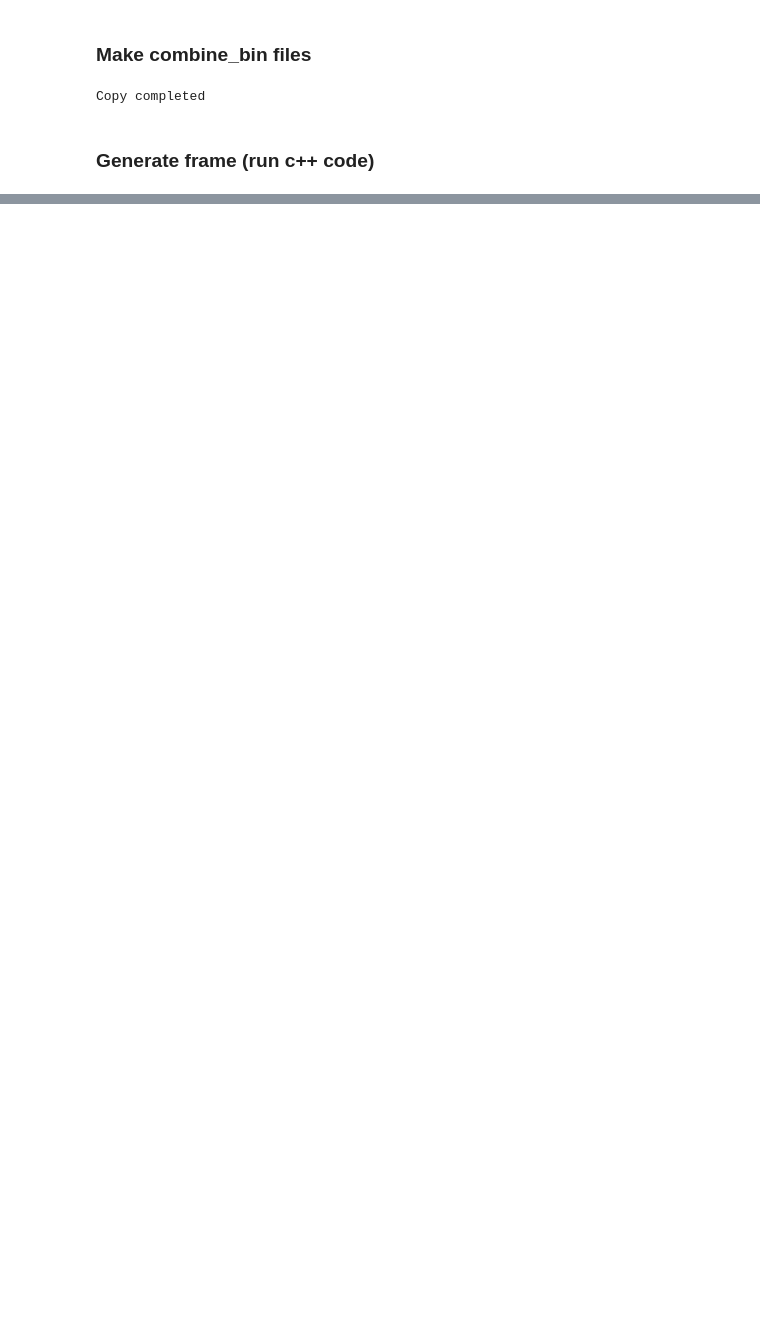
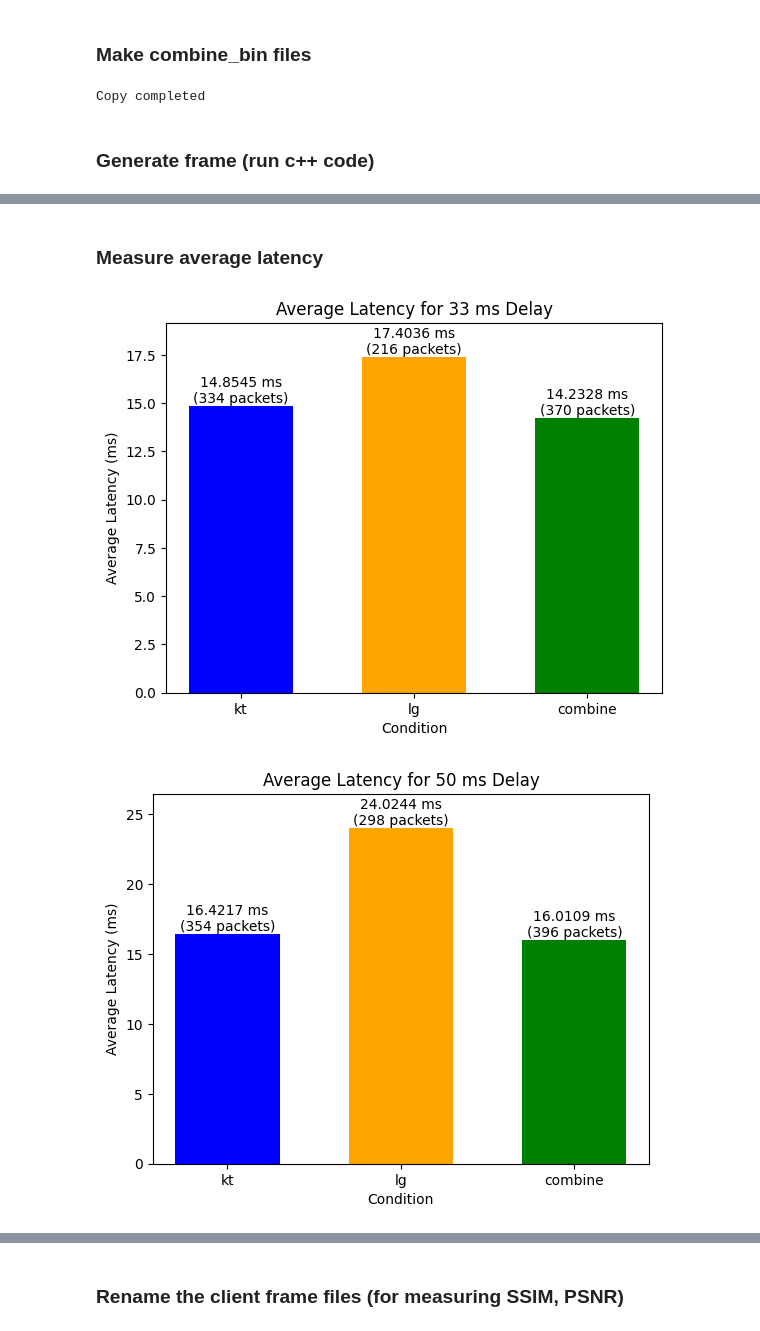
Before and after one commit to songmuheo/multipath, a Jupyter notebook: cpp/post_processing/postprocessing.ipynb, the cells around one changed output, grey strips where cells are left out. Drawn from its saved outputs; the diff is of its cells as text; code cells hidden in the pictures; blank space fills up the shorter version.

```diff
--- a/cpp/post_processing/postprocessing.ipynb
+++ b/cpp/post_processing/postprocessing.ipynb
@@ -315,0 +201,68 @@ plot_latency_comparison(total_avg_latency, avg_latency_dict, latency_thresholds,
+# %% [markdown]
+### Measure average latency
+# %%
+import pandas as pd
+import matplotlib.pyplot as plt
+import numpy as np
+
+def calculate_average_latency(log_df, delay_col, latency_col):
+    # is_use_{delay}가 True인 경우의 latency 값을 추출
+    valid_latencies = log_df[log_df[delay_col] == True][latency_col]
+    # 평균 latency 계산
+    average_latency = valid_latencies.mean()
+    return average_latency, len(valid_latencies)
+
+def plot_latency_by_delay(kt_log_df, lg_log_df, combine_log_df, delays, graph_path):
+    log_dfs = [kt_log_df, lg_log_df, combine_log_df]
+    labels = ['kt', 'lg', 'combine']
+
+    for delay in delays:
+        average_latencies = []
+        count_list = []
+
+        for log_df in log_dfs:
+            delay_col = f'is_use_{delay}'
+            latency_col = f'total_latency_{delay}'
+            average_latency, count = calculate_average_latency(log_df, delay_col, latency_col)
+            average_latencies.append(average_latency)
+            count_list.append(count)
+
+        # Plotting for the current delay
+        x = np.arange(len(labels))
+        width = 0.6  # width of the bars
+
+        fig, ax = plt.subplots()
+        ax.bar(x, average_latencies, width, color=['blue', 'orange', 'green'])
+
+        # Annotating the bars with the average latency and the count of valid packets
+        for i, (average_latency, count) in enumerate(zip(average_latencies, count_list)):
+            ax.text(i, average_latency + 0.01,
+                    f'{average_latency:.4f} ms\n({count} packets)',
+                    ha='center', va='bottom', fontsize=10)
+
+        # Labeling and formatting the plot
+        ax.set_xlabel('Condition')
+        ax.set_ylabel('Average Latency (ms)')
+        ax.set_title(f'Average Latency for {delay} ms Delay')
+        ax.set_xticks(x)
+        ax.set_xticklabels(labels)
+        ax.set_ylim(0, max(average_latencies) * 1.1)  # Set y-axis limit with a margin
+
+        # Save the plot to a file
+        plt.savefig(f'{graph_path}/latency_{delay}.png')
+
+        # Display the plot
+        plt.show()
+
+# Example usage
+combined_log_df = pd.read_csv(COMBINE_LOG_FILEPATH, index_col=None)
+sending_log_df = pd.read_csv(SENDING_LOG_FILEPATH, index_col=None)
+kt_log_df = pd.read_csv(KT_LOG_FILEPATH, index_col=None)  # KT 로그 파일 경로 지정
+lg_log_df = pd.read_csv(LG_LOG_FILEPATH, index_col=None)  # LG 로그 파일 경로 지정
+
+delays = [33, 50, 100, 'no_delay']
+
+plot_latency_by_delay(kt_log_df, lg_log_df, combined_log_df, delays, GRAPH_PATH)
+# %% [output]
+[figure, added]
+[figure, added]
@@ -316,3 +271,5 @@ plot_latency_comparison(total_avg_latency, avg_latency_dict, latency_thresholds,
+# %% [markdown]
+### Rename the client frame files (for measuring SSIM, PSNR)
 # %%
 import os
 import shutil
```
Also changed, not shown: parts of 16 cells of this notebook, 3 other files.
